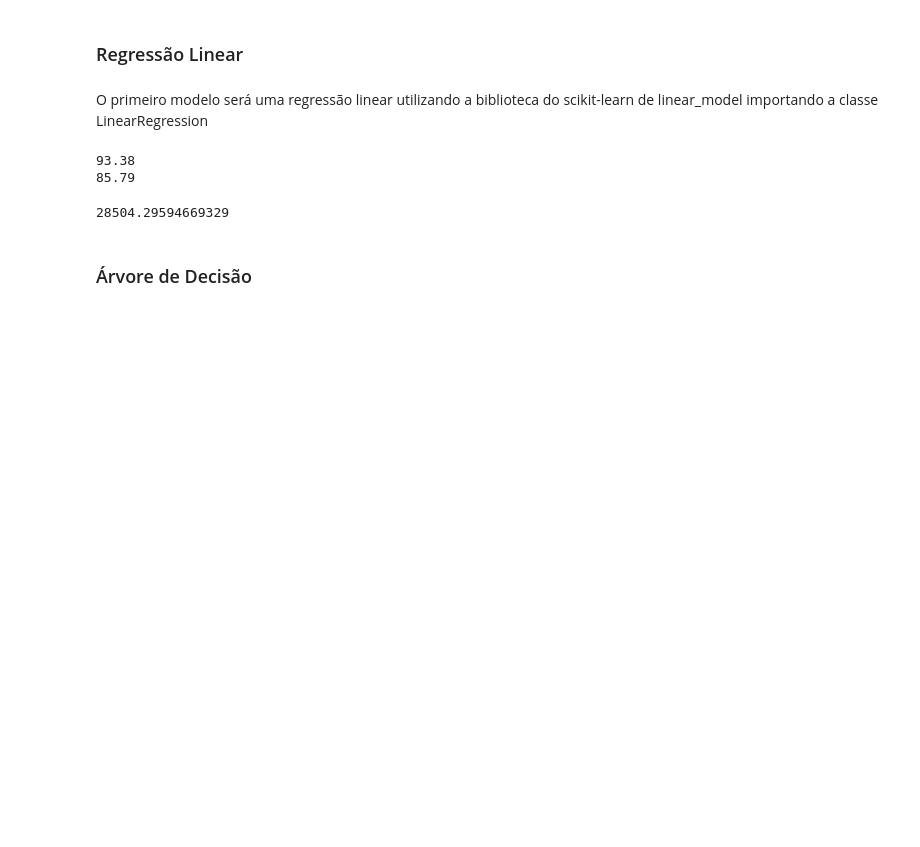
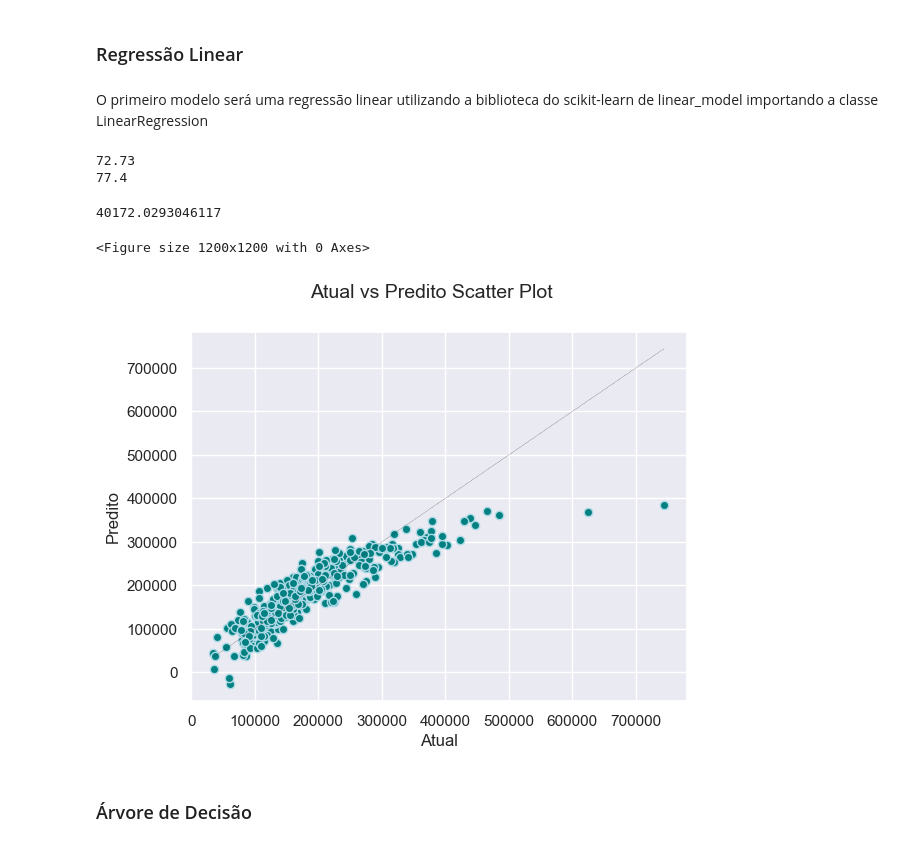
Before and after one commit to FernandoZanchitta/DSChallenge2019, a Jupyter notebook: src/house_pricing.ipynb, the cells around one changed output. Cells and saved outputs as stored; diff of their text form; code cells hidden in the pictures; blank space fills up the shorter version.

Commit message:
new module functions

```diff
--- a/src/house_pricing.ipynb
+++ b/src/house_pricing.ipynb
@@ -367,13 +368,18 @@ Nessa seção vamos realizar a seleção de atributos relevantes para o modelo.
 # Treino e Teste
 # %% [markdown]
 Nessa seção vamos treinar um modelo de regressão que gere uma predição dos valores de teste
+# %%
+#retirar essa linha, trabalhar com variavel features_selected.
+features_selected = features_correlated.copy()
+# %%
+train_selected = train[features_selected]
 # %%
 from sklearn.model_selection import train_test_split
 
 # remove these 2 lines later
 # -------------------------
-string_cols = train.select_dtypes(include=['object']).columns
-new_train = pd.get_dummies(train, columns=string_cols)
+string_cols = train_selected.select_dtypes(include=['object']).columns
+new_train = pd.get_dummies(train_selected, columns=string_cols)
 new_train.dropna(inplace=True)
 # --------------------------
 
@@ -381,4 +387,4 @@ X = new_train.drop([target_column], axis=1).copy()
 Y = new_train[target_column] # here we need to remove unnacessary columns if exist
 
 train_X, test_X, train_Y, test_Y = train_test_split(X, Y, test_size=0.3, random_state=1)
-test_Y = list(test_Y)
+# test_Y = list(test_Y)
@@ -407,9 +430,15 @@ print(round(LR.score(train_X, train_Y)*100, 2))
 print(round(LR.score(test_X, test_Y)*100, 2))
 mean_squared_error(test_Y, LR_predicted, squared = False)
 # %% [output]
-93.38
-85.79
+72.73
+77.4
-28504.29594669329
+40172.0293046117
+# %%
+from functions.actual_vs_pred_plot import actual_vs_pred_plot
+actual_vs_pred_plot(test_Y, LR_predicted)
+# %% [output]
+<Figure size 1200x1200 with 0 Axes>
+[figure, added]
 # %% [markdown]
 ### Árvore de Decisão
 # %% [markdown]
```
Also changed, not shown: parts of 9 cells of this notebook, 4 other files.
